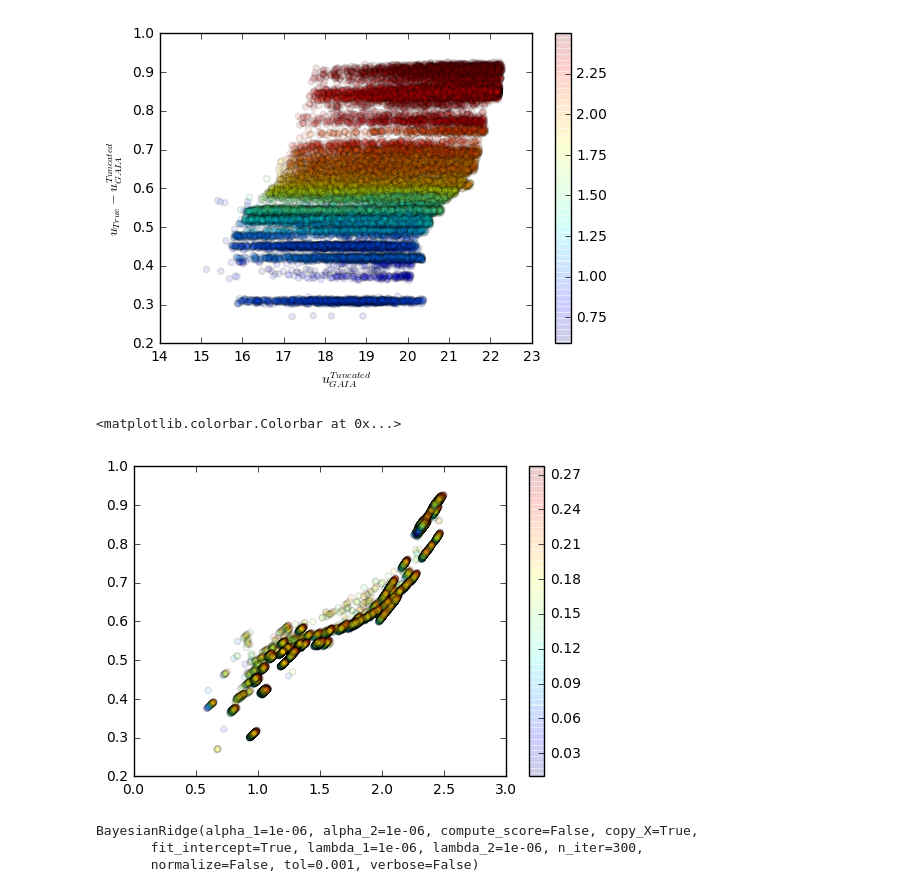
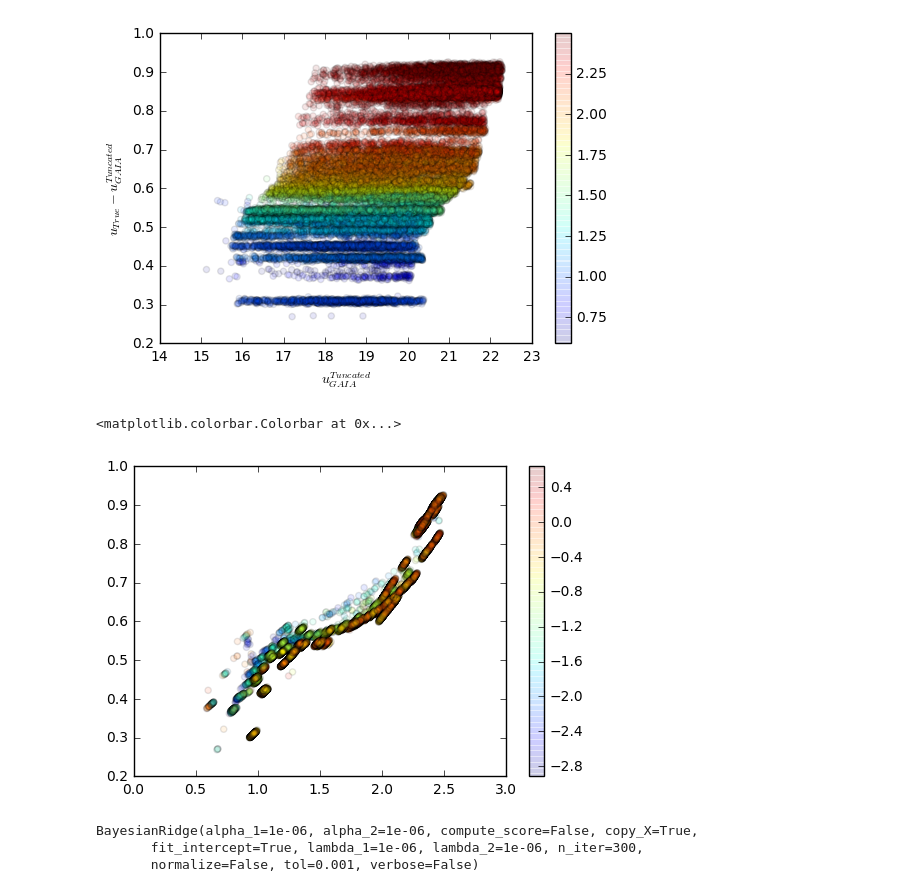
Before and after one commit to lsst-sims/sims_gaia_calib, a Jupyter notebook: python/blargh.ipynb, the cells around one changed output. Cells and saved outputs as stored; diff of their text form; code cells hidden in the pictures.

```diff
--- a/python/blargh.ipynb
+++ b/python/blargh.ipynb
@@ -129,11 +150,11 @@ plt.colorbar()
 # %%
 plt.scatter(stars['u_true'][good]-stars['g_true'][good],
             stars['u_true'][good] - stars['u_truncated_noiseless'][good],
-            c=stars['Av'][good], alpha=.1)
+            c=stars['feH'][good], alpha=.1)
 plt.colorbar()
 # %% [output]
 <matplotlib.colorbar.Colorbar at 0x...>
-[figure, old version]
+[figure, new version]
 # %%
 
 ytrain = stars['u_true'][good]
```
Also changed, not shown: parts of 8 cells of this notebook, 2 other files.
